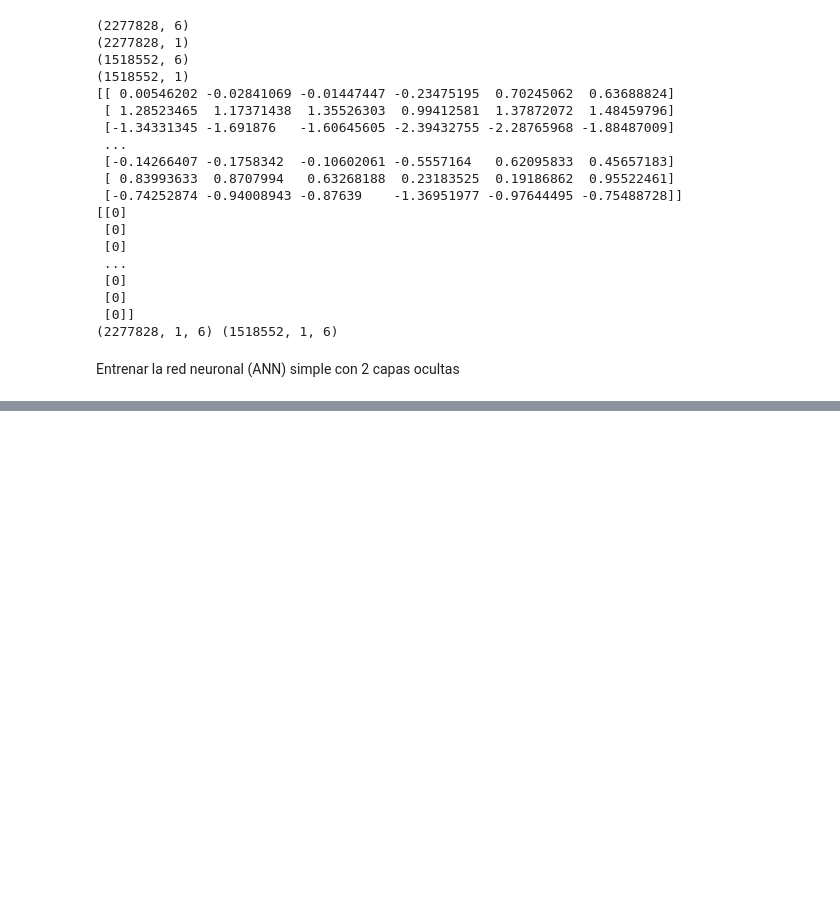
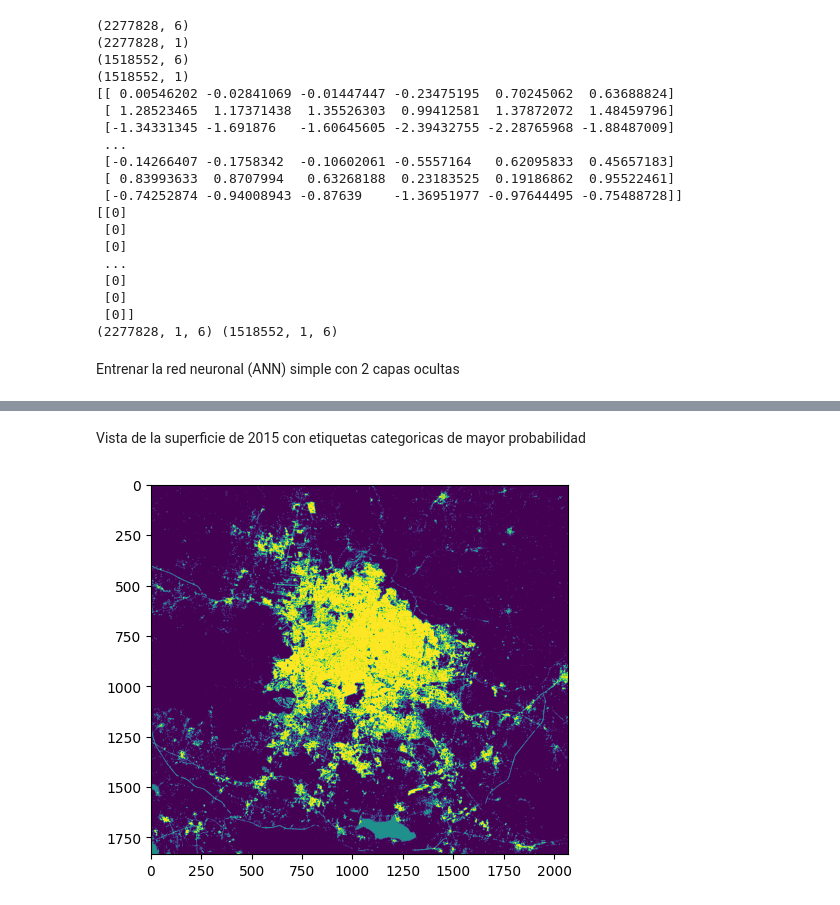
Before and after one commit to vshalisko/GEE, a Jupyter notebook: Colab/GDL_Landsat_ANN_simple.ipynb, the cells around one changed output, grey strips where cells are left out. Saved outputs shown, nothing was run; the diff lists cells and outputs as text; code cells hidden in the pictures; blank space fills up the shorter version.

```diff
--- a/Colab/GDL_Landsat_ANN_simple.ipynb
+++ b/Colab/GDL_Landsat_ANN_simple.ipynb
@@ -309,0 +279,9 @@ plt.show()
+# %% [markdown]
+Vista de la superficie de 2015 con etiquetas categoricas de mayor probabilidad
+# %%
+predicted_2015_class = predicted_2015.argmax(axis=-1)
+predicted_2015_class_re = np.reshape(predicted_2015_class[:], (array_target_2015.shape[0], array_target_2015.shape[1]))
+plt.imshow(predicted_2015_class_re[:,:])
+plt.show()
+# %% [output]
+[figure, added]
```
Also changed, not shown: parts of 22 cells of this notebook.
